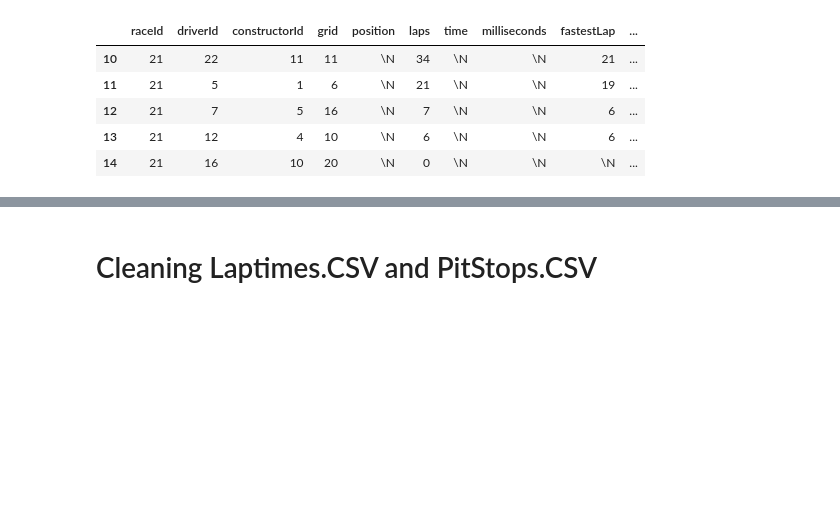
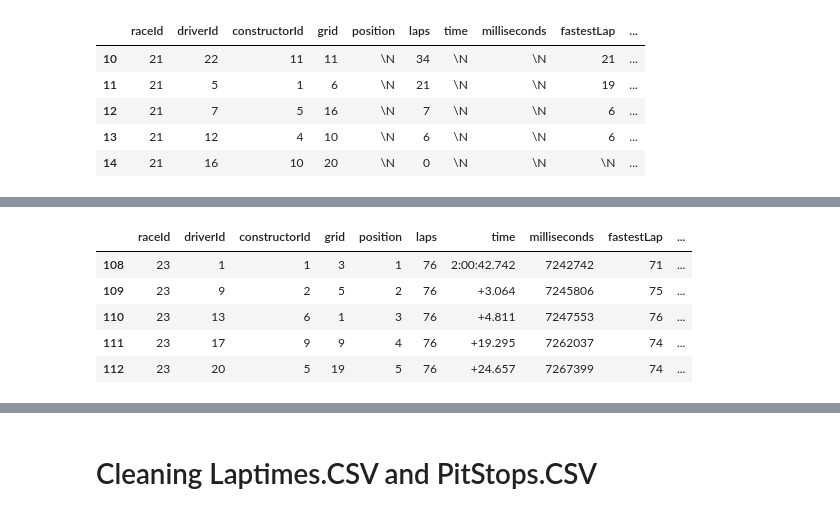
Before and after one commit to georgetown-analytics/Formula1, a Jupyter notebook: f1data_wrangling_framework.ipynb, the cells around one changed output, grey strips where cells are left out. Cells and saved outputs as stored; diff of their text form; code cells hidden in the pictures; blank space fills up the shorter version.

```diff
--- a/f1data_wrangling_framework.ipynb
+++ b/f1data_wrangling_framework.ipynb
@@ -160,0 +215,12 @@ locationconfirmation = results_and_races_in_MMB["name"].tolist()
+# %%
+#monaco
+monaco = [6]
+results_and_races_in_monaco = all_results_and_races[all_results_and_races['circuitId'].isin(monaco)]
+results_and_races_in_monaco.head()
+# %% [output]
+|  | raceId | driverId | constructorId | grid | position | laps | time | milliseconds | fastestLap | ... |
+| 108 | 23 | 1 | 1 | 3 | 1 | 76 | 2:00:42.742 | 7242742 | 71 | ... |
+| 109 | 23 | 9 | 2 | 5 | 2 | 76 | +3.064 | 7245806 | 75 | ... |
+| 110 | 23 | 13 | 6 | 1 | 3 | 76 | +4.811 | 7247553 | 76 | ... |
+| 111 | 23 | 17 | 9 | 9 | 4 | 76 | +19.295 | 7262037 | 74 | ... |
+| 112 | 23 | 20 | 5 | 19 | 5 | 76 | +24.657 | 7267399 | 74 | ... |
```
Also changed, not shown: parts of 12 cells of this notebook.
